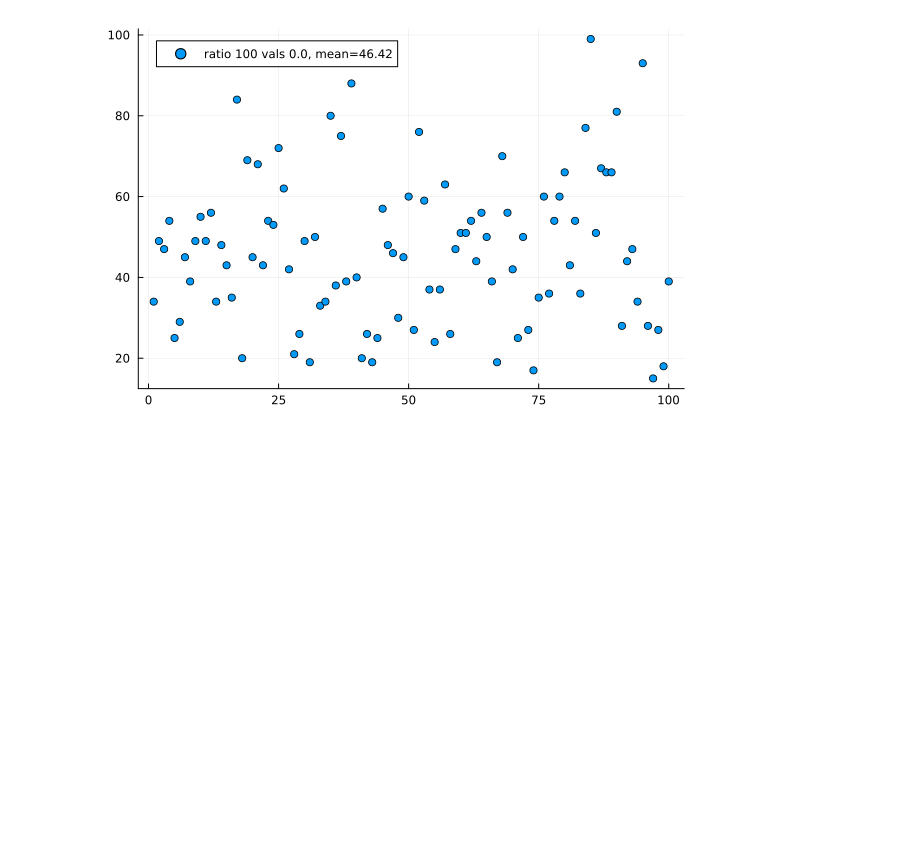
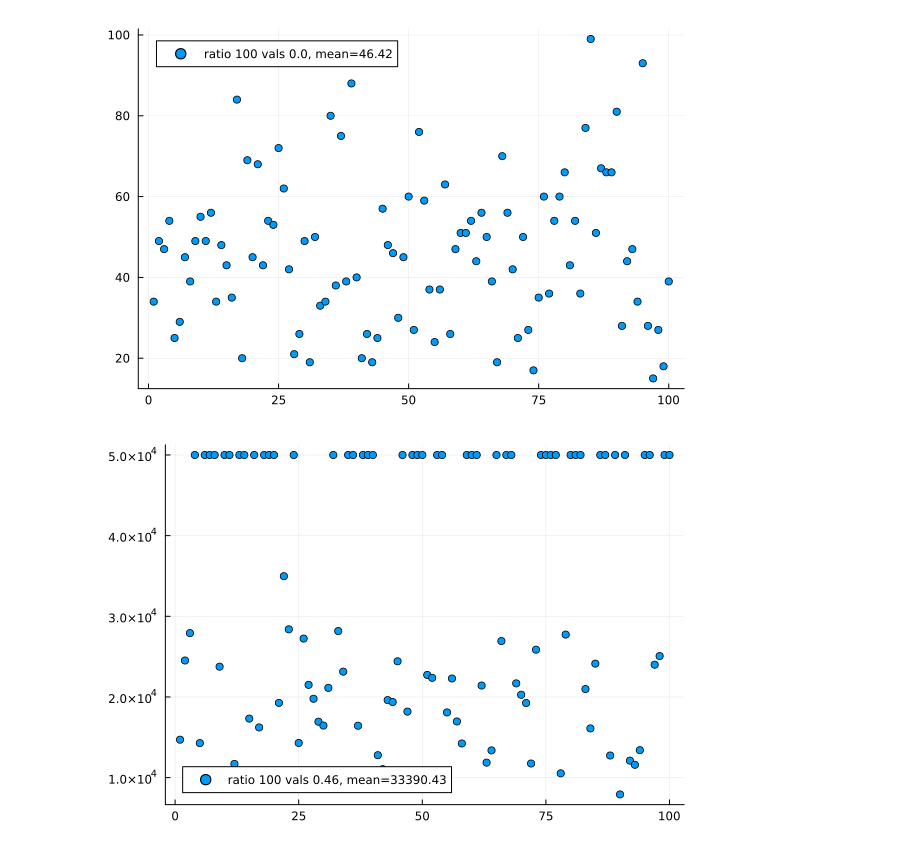
Before and after one commit to shimizudan/20240812fpp, a Jupyter notebook: 8121.ipynb, the cells around one changed output. Drawn from its saved outputs; the diff is of its cells as text; code cells hidden in the pictures; blank space fills up the shorter version.

```diff
--- a/8121.ipynb
+++ b/8121.ipynb
@@ -200,3 +200,11 @@ scatter(B,label="ratio 100 vals $(count(x -> x == 10^4 , B)/100), mean=$(mean(B)
 # 全部成功
 # %% [output]
 [figure]
+# %%
+#21種類のカードが5枚。5枚ずつ引く。打ち切りは10^4回
+A = [fpp(21,5,5*10^4) for _=1:100]
+B =  [A[i][1] for i = 1:100]
+
+scatter(B,label="ratio 100 vals $(count(x -> x == 5*10^4 , B)/100), mean=$(mean(B))")
+# %% [output]
+[figure, added]
```
Also changed, not shown: parts of 2 cells of this notebook.
